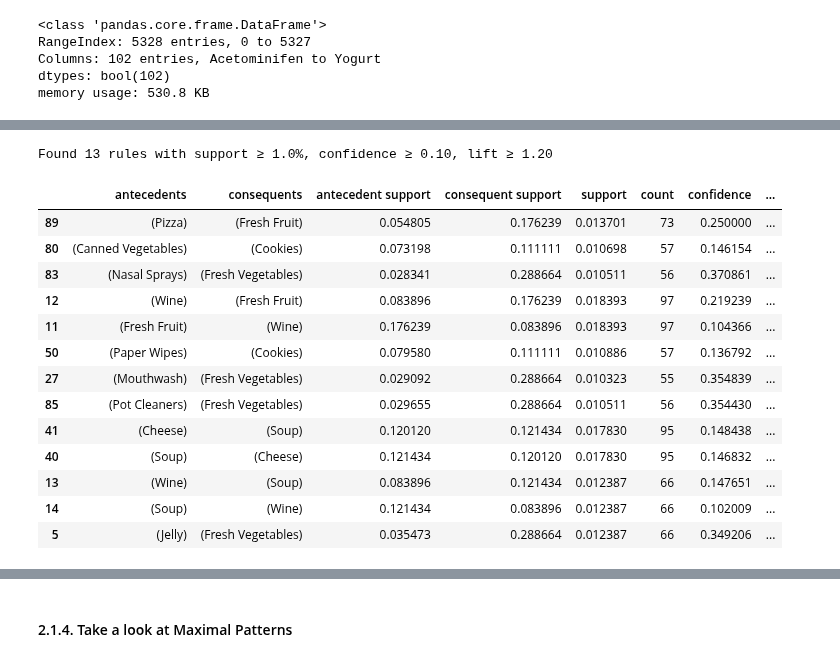
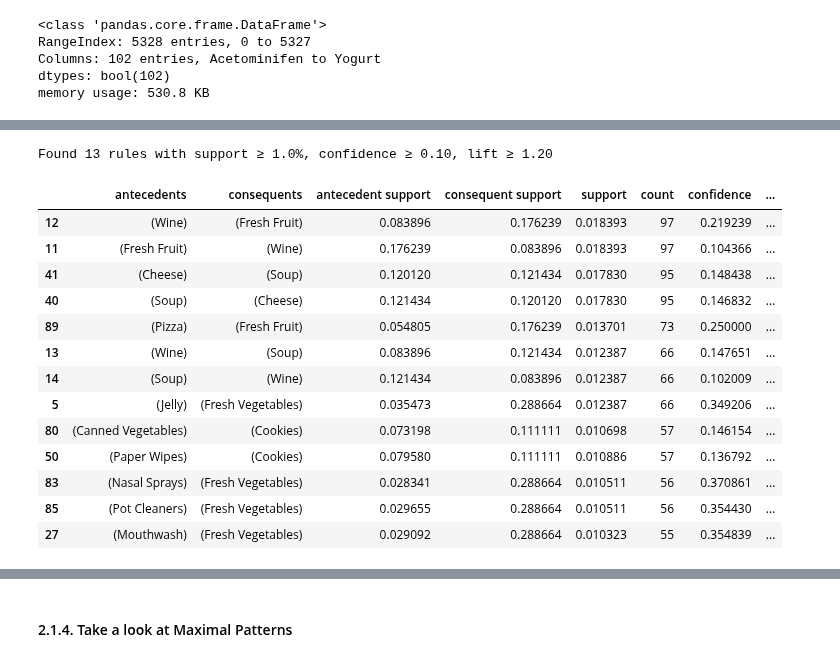
Before and after one commit to ijustsnapped/DataMine_PI, a Jupyter notebook: PD_202425_Project1/PD_202425_Project.ipynb, the cells around one changed output, grey strips where cells are left out. Drawn from its saved outputs; the diff is of its cells as text; code cells hidden in the pictures.

```diff
--- a/PD_202425_Project1/PD_202425_Project.ipynb
+++ b/PD_202425_Project1/PD_202425_Project.ipynb
@@ -2852,47 +2867,47 @@ min_lift  = 1.20
 
 freq_items = fpgrowth(
     binary_gourmet,
     min_support=min_sup,
     use_colnames=True
 )
 
 rules = association_rules(
     freq_items,
     metric="confidence",
     min_threshold=min_conf
 )
 
 strong_rules = rules[rules['lift'] >= min_lift].copy()
 strong_rules['count'] = (strong_rules['support'] * binary_gourmet.shape[0]).astype(int)
 strong_rules = strong_rules.sort_values(['lift','confidence'], ascending=False)
 
 print(
     f"Found {len(strong_rules)} rules with support ≥ {min_sup*100:.1f}%, "
     f"confidence ≥ {min_conf:.2f}, lift ≥ {min_lift:.2f}\n"
 )
 
 strong_rules[[
     'antecedents', 'consequents', 'antecedent support', 'consequent support',
     'support', 'count',
     'confidence', 'lift',
     'leverage', 'conviction'
-]].head(20)
+]].head(20).sort_values('count', ascending=False)
 # %% [output]
 Found 13 rules with support ≥ 1.0%, confidence ≥ 0.10, lift ≥ 1.20
 |  | antecedents | consequents | antecedent support | consequent support | support | count | confidence | ... |
-| 89 | (Pizza) | (Fresh Fruit) | 0.054805 | 0.176239 | 0.013701 | 73 | 0.250000 | ... |
-| 80 | (Canned Vegetables) | (Cookies) | 0.073198 | 0.111111 | 0.010698 | 57 | 0.146154 | ... |
-| 83 | (Nasal Sprays) | (Fresh Vegetables) | 0.028341 | 0.288664 | 0.010511 | 56 | 0.370861 | ... |
 | 12 | (Wine) | (Fresh Fruit) | 0.083896 | 0.176239 | 0.018393 | 97 | 0.219239 | ... |
 | 11 | (Fresh Fruit) | (Wine) | 0.176239 | 0.083896 | 0.018393 | 97 | 0.104366 | ... |
-| 50 | (Paper Wipes) | (Cookies) | 0.079580 | 0.111111 | 0.010886 | 57 | 0.136792 | ... |
-| 27 | (Mouthwash) | (Fresh Vegetables) | 0.029092 | 0.288664 | 0.010323 | 55 | 0.354839 | ... |
-| 85 | (Pot Cleaners) | (Fresh Vegetables) | 0.029655 | 0.288664 | 0.010511 | 56 | 0.354430 | ... |
 | 41 | (Cheese) | (Soup) | 0.120120 | 0.121434 | 0.017830 | 95 | 0.148438 | ... |
 | 40 | (Soup) | (Cheese) | 0.121434 | 0.120120 | 0.017830 | 95 | 0.146832 | ... |
+| 89 | (Pizza) | (Fresh Fruit) | 0.054805 | 0.176239 | 0.013701 | 73 | 0.250000 | ... |
 | 13 | (Wine) | (Soup) | 0.083896 | 0.121434 | 0.012387 | 66 | 0.147651 | ... |
 | 14 | (Soup) | (Wine) | 0.121434 | 0.083896 | 0.012387 | 66 | 0.102009 | ... |
 | 5 | (Jelly) | (Fresh Vegetables) | 0.035473 | 0.288664 | 0.012387 | 66 | 0.349206 | ... |
+| 80 | (Canned Vegetables) | (Cookies) | 0.073198 | 0.111111 | 0.010698 | 57 | 0.146154 | ... |
+| 50 | (Paper Wipes) | (Cookies) | 0.079580 | 0.111111 | 0.010886 | 57 | 0.136792 | ... |
+| 83 | (Nasal Sprays) | (Fresh Vegetables) | 0.028341 | 0.288664 | 0.010511 | 56 | 0.370861 | ... |
+| 85 | (Pot Cleaners) | (Fresh Vegetables) | 0.029655 | 0.288664 | 0.010511 | 56 | 0.354430 | ... |
+| 27 | (Mouthwash) | (Fresh Vegetables) | 0.029092 | 0.288664 | 0.010323 | 55 | 0.354839 | ... |
 # %% [markdown]
 #### 2.1.3.1. Discussing Results
 
```
Also changed, not shown: parts of 16 cells of this notebook.
